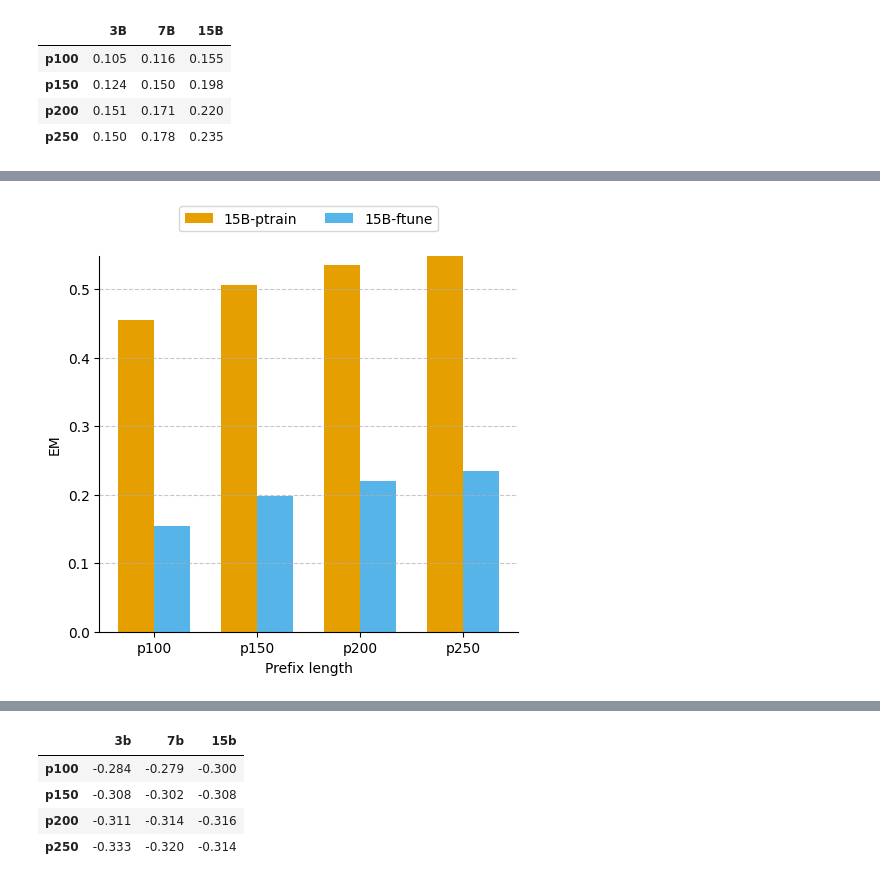
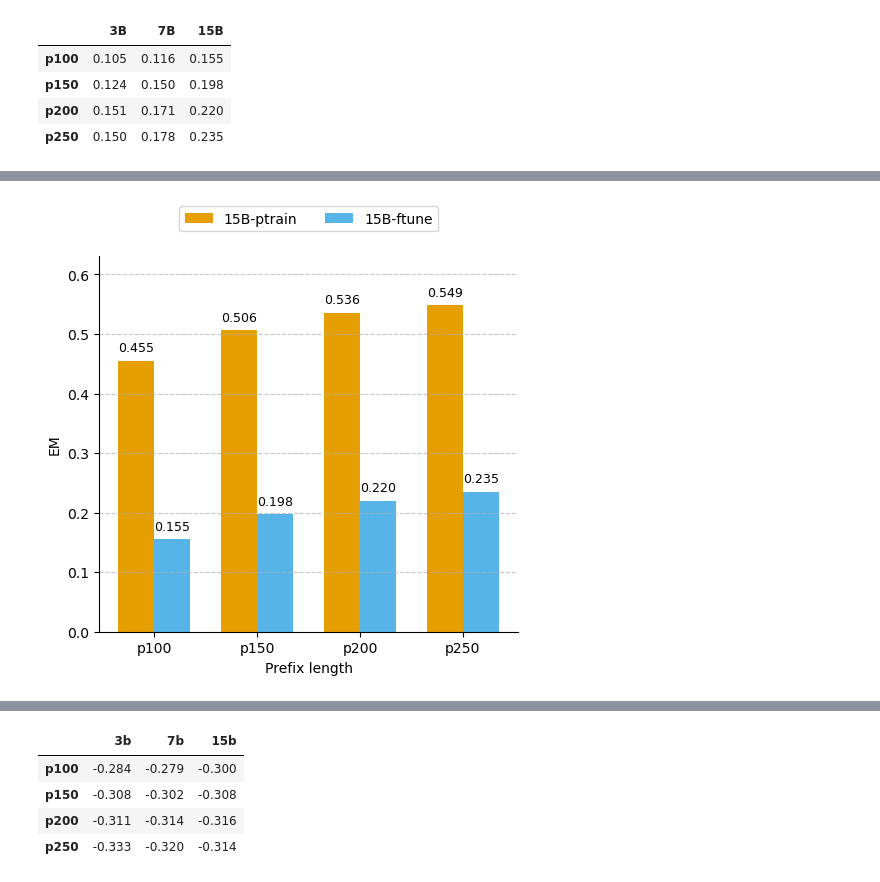
Before and after one commit to AISE-TUDelft/LLM4Code-memtune-ext, a Jupyter notebook: experiments/full_precision/forgeting/results/p_results_forget.ipynb, the cells around one changed output, grey strips where cells are left out. Drawn from its saved outputs; the diff is of its cells as text; code cells hidden in the pictures.

```diff
--- a/experiments/full_precision/forgeting/results/p_results_forget.ipynb
+++ b/experiments/full_precision/forgeting/results/p_results_forget.ipynb
@@ -522,12 +613,12 @@ df_plen_ep3
 plt.rc("axes", prop_cycle=line_cycler)
 
 
-fig, axes = plt.subplots(1, 3, figsize=(7, 4))  # Increased figure width
+fig, axes = plt.subplots(1, 3, figsize=(10, 5))  # Increased figure width
 axes = axes.flatten()
 
 # Number of bars (prefix lengths)
 num_bars = len(df_plen_ep0.index)
-bar_width = 0.35
+bar_width = 0.8
 
 # Define a color palette
 labels = ['3B', '7B', '15B']
@@ -546,8 +637,19 @@ for i, label in enumerate(labels):
     positions_ep0 = bar_positions - width / 2  # center align ptrain bars
     positions_ep3 = bar_positions + width / 2  # center align ftune bars
 
-    ax.bar(positions_ep0, df_plen_ep0[label], width, label='Base')
-    ax.bar(positions_ep3, df_plen_ep3[label], width, label='Fine-Tuned')
+    bars1 = ax.bar(positions_ep0, df_plen_ep0[label], width, label='Base')
+    bars2 = ax.bar(positions_ep3, df_plen_ep3[label], width, label='Fine-Tuned')
+
+    # Add value labels on top of bars
+    for j, (bar1, bar2) in enumerate(zip(bars1, bars2)):
+        height1 = bar1.get_height()
+        height2 = bar2.get_height()
+
+        # Add text labels showing exact EM scores
+        ax.text(bar1.get_x() + bar1.get_width()/2., height1 + 0.01,
+                f'{height1:.3f}', ha='center', va='bottom', fontsize=7)
+        ax.text(bar2.get_x() + bar2.get_width()/2., height2 + 0.01,
+                f'{height2:.3f}', ha='center', va='bottom', fontsize=7)
 
     # Hide all but the bottom spines (axis lines)
     ax.spines["right"].set_visible(False)
@@ -559,8 +661,8 @@ for i, label in enumerate(labels):
 
     #ax.legend(loc='upper center', bbox_to_anchor=(0.5, 1.15), ncol=2)
 
-    # Set the same y-axis limit
-    ax.set_ylim(0, max_value)
+    # Set the same y-axis limit with padding for labels
+    ax.set_ylim(0, max_value * 1.12)  # Add 12% padding for labels
 
     # Set x-ticks to the center of the bars
     ax.set_xticks(bar_positions)
@@ -582,34 +743,48 @@ plt.rc("axes", prop_cycle=line_cycler)
 
 
 # Only plot the last column
 last_col = df_plen_ep0.columns[-1]
 fig, axes = plt.subplots(1, 1, figsize=(5, 5))  # Single subplot for last column
 
 bar_width = 0.35  # Width of each bar
 bar_positions = np.arange(len(df_plen_ep0.index))  # x positions for bars
 
 # Plotting
 ax = axes
-ax.bar(bar_positions - bar_width / 2, df_plen_ep0[last_col], bar_width, label=f'{last_col}-ptrain')
-ax.bar(bar_positions + bar_width / 2, df_plen_ep3[last_col], bar_width, label=f'{last_col}-ftune')
+bars1 = ax.bar(bar_positions - bar_width / 2, df_plen_ep0[last_col], bar_width, label=f'{last_col}-ptrain')
+bars2 = ax.bar(bar_positions + bar_width / 2, df_plen_ep3[last_col], bar_width, label=f'{last_col}-ftune')
+
+# Add value labels on top of bars
+for i, (bar1, bar2) in enumerate(zip(bars1, bars2)):
+    # Get the height of each bar
+    height1 = bar1.get_height()
+    height2 = bar2.get_height()
+
+    # Add text labels showing exact EM scores
+    ax.text(bar1.get_x() + bar1.get_width()/2., height1 + 0.01,
+            f'{height1:.3f}', ha='center', va='bottom', fontsize=9)
+    ax.text(bar2.get_x() + bar2.get_width()/2., height2 + 0.01,
+            f'{height2:.3f}', ha='center', va='bottom', fontsize=9)
 
 # Hide spines
 ax.spines["right"].set_visible(False)
 ax.spines["top"].set_visible(False)
 
 # Labels and ticks
 ax.set_xlabel('Prefix length')
 ax.set_ylabel('EM')
 ax.set_xticks(bar_positions)
 ax.set_xticklabels(df_plen_ep0.index)
 
 # Legend and grid
 ax.legend(loc='upper center', bbox_to_anchor=(0.5, 1.15), ncol=2)
-ax.set_ylim(0, max(df_plen_ep0[last_col].max(), df_plen_ep3[last_col].max()))
+# Adjust y-limit to accommodate labels
+max_val = max(df_plen_ep0[last_col].max(), df_plen_ep3[last_col].max())
+ax.set_ylim(0, max_val * 1.15)  # Add 15% padding for labels
 ax.grid(axis='y', linestyle='--', alpha=0.7)
 
 plt.tight_layout()
 plt.show()
 fig.savefig('./attack_forget_plen15.pdf', format='pdf')
 # %% [output]
-[figure, old version]
+[figure, new version]
```
Also changed, not shown: parts of 11 cells of this notebook, 29 other files.
